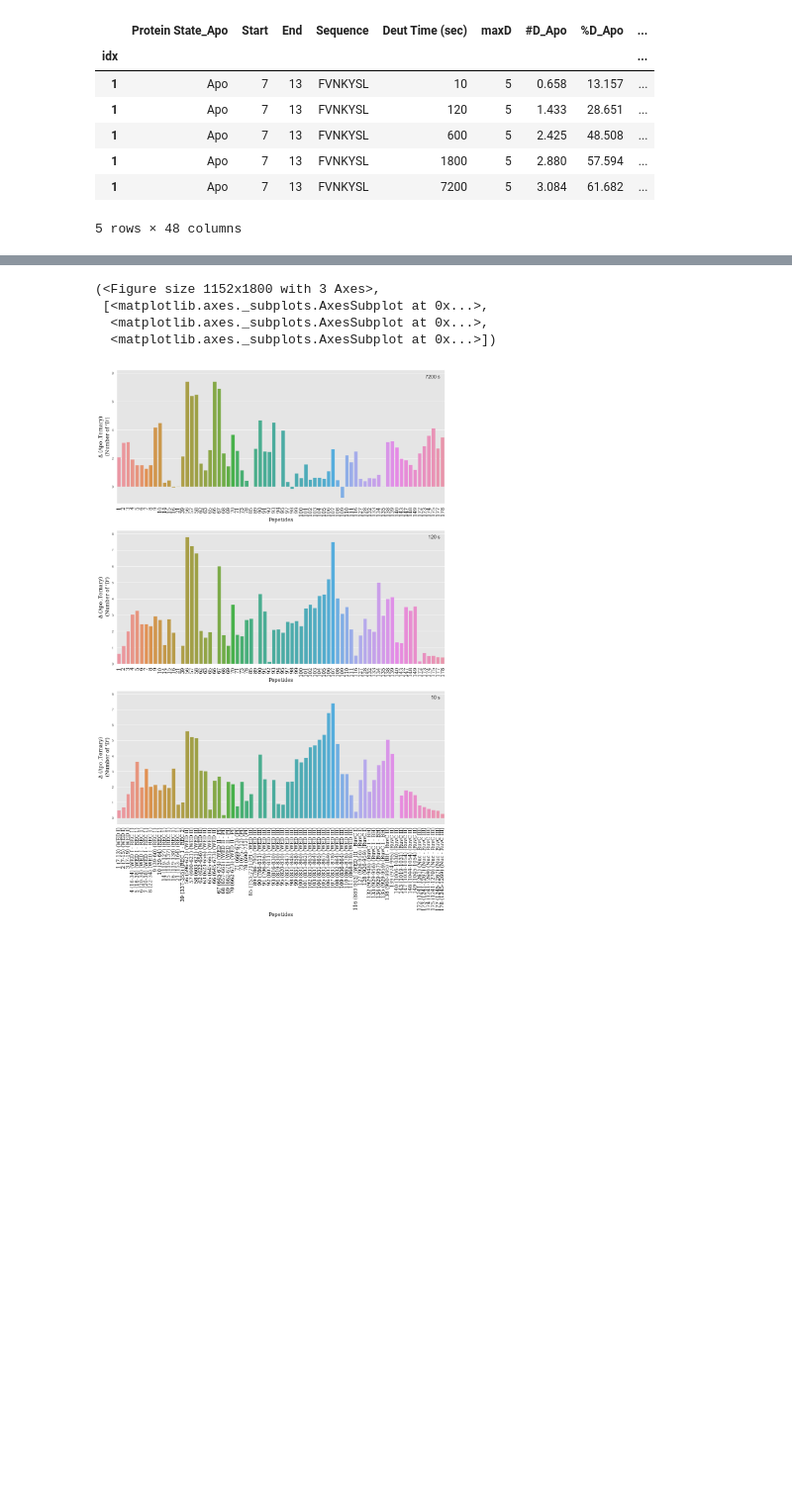
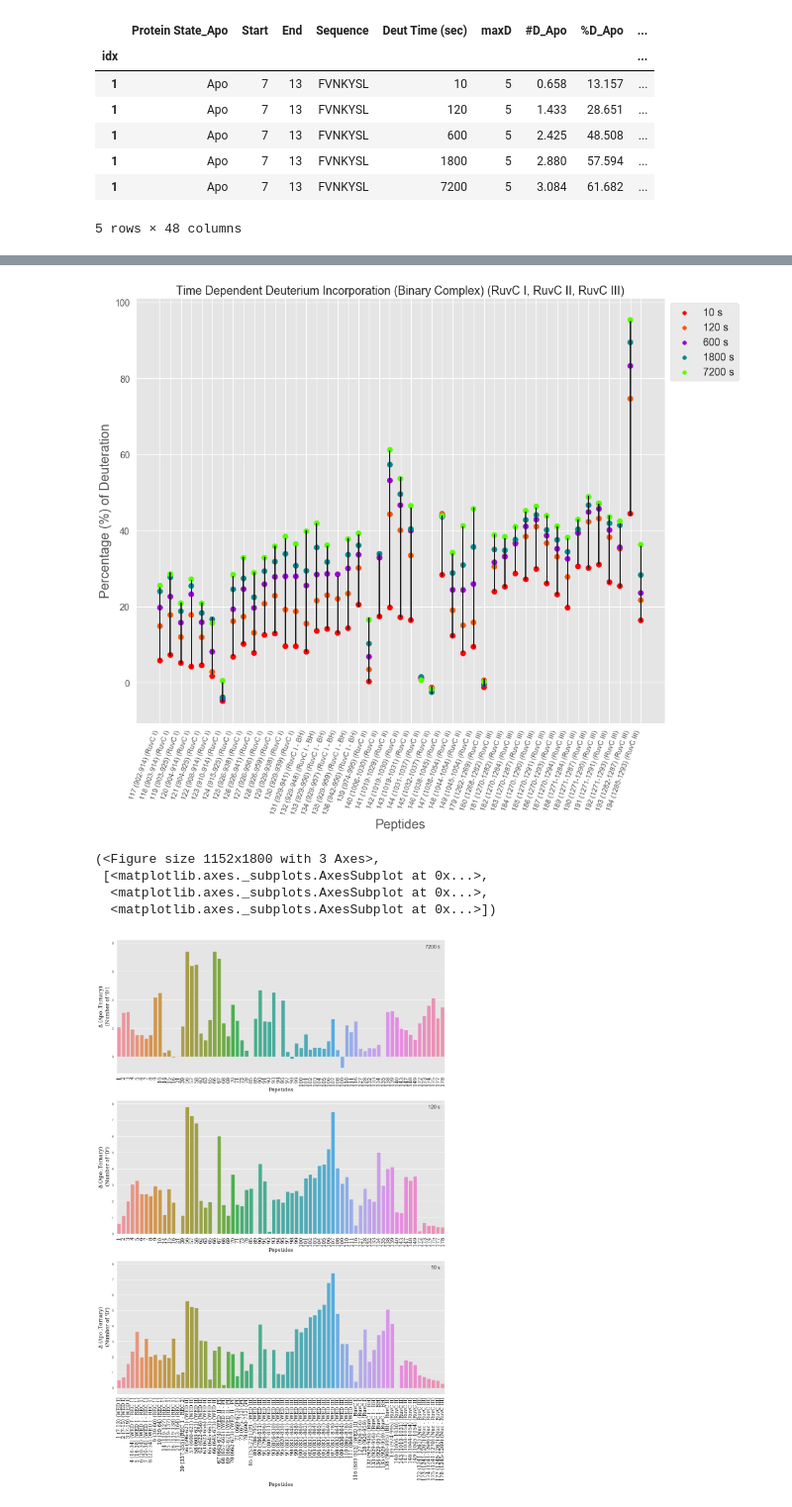
Before and after one commit to zahid1202/Mass-Spec-Data-Plotting, a Jupyter notebook: HDX_CRISPR_Cas12a_plot.ipynb, the cells around one changed output, grey strips where cells are left out. Shown at 99% size. Drawn from its saved outputs; the diff is of its cells as text; code cells hidden in the pictures; blank space fills up the shorter version.

```diff
--- a/HDX_CRISPR_Cas12a_plot.ipynb
+++ b/HDX_CRISPR_Cas12a_plot.ipynb
@@ -1116,0 +1029,93 @@ plt.tight_layout()
+# %%
+
+def bubble_plot(df, domains, state,
+                figsize =(14,12), plot_style = 'ggplot',
+                name = None, pdf= False, tiff= False):
+
+    plt.style.use(plot_style)
+    fig, ax = plt.subplots(figsize = figsize)
+
+    # Selecting the states in the dataframe
+    state = "%D_" + state
+    state_conf = "Confidence_" + state
+
+
+    domidx= []
+    for dmn in domains:
+        da = df.loc[df['domains_start']== dmn].index
+        domidx.append(da)
+
+    unique_indxs=[]
+    for i in domidx:
+        for j in i:
+            unique_indxs.append(j)
+    unique_indxs = sorted(list(set(unique_indxs)))
+
+    # Making a list of tuple containing x, the minimum and the maximum %D for the peptides in the unique_idxs
+
+    tup_xminmax =[]
+    for x, idx in zip(range(0,len(unique_indxs)),unique_indxs):
+        tup_xminmax.append((x,df.loc[idx][state].min().round(),df.loc[idx][state].max().round()))
+
+    df = df.loc[unique_indxs]
+
+    #cf = pl.cal_diff()
+    df.replace({"%D_Apo": {-6630.84: np.nan}}, inplace =True)
+
+    # Adding vertical lines connecting each timepoint for a peptide
+    for x, ymin, ymax in tup_xminmax:
+        ax.vlines(x,ymin,ymax, linewidth =2)
+
+    # Scatter Plot
+    ax.scatter(df.idxdmn,
+                df[state],
+                s=70,
+                c= df['Deut Time (sec)'].astype(float),
+                cmap= "prism", label = None)
+
+
+
+
+    plt.xticks(range(len(df.idxdmn.unique())), df.idxdmn.unique(),rotation = 70, ha="right")
+    plt.yticks(size=14)
+    ax.set_xlabel("Peptides", size=20)
+    ax.set_ylabel("Percentage (%) of Deuteration", size=20)
+    plt.title("Percentage of D incorporation", size =20)
+
+
+
+    from matplotlib.colors import Normalize
+
+    labels= df['Deut Time (sec)'].unique();
+    # Extracting the color map to create a label
+    cmap = plt.get_cmap("prism")
+    # Creating an object instance for Normalizing the timepoints
+    norm = Normalize(vmin = labels.min(), vmax=labels.max())
+    # Performing Normalization
+    norm_label = norm(labels)
+    # Now finidng the rgbs for the colors used in the plot
+    rgbs = cmap(norm_label)
+    #Crating emply plots for the labels and the associated colors
+    for cr, lb in zip(rgbs, labels):
+        ax.scatter([], [], c= cr, label = str(lb) + " s" )
+
+    plt.legend(loc='best',fontsize=16,fancybox=True, bbox_to_anchor=(1,1))
+
+    title = ", ".join(st for st in domains)
+    title ="Time Dependent Deuterium Incorporation" +" (" + state[3:] + " Complex"+ ")" +" (" + title +")"
+    plt.title(title, size =18)
+
+    plt.legend(loc='best',fontsize=16,fancybox=True, bbox_to_anchor=(1,1))
+    plt.tight_layout()
+
+    if pdf:
+
+        plt.savefig(title + ".pdf", dpi=500, bbox_inches='tight')
+
+    if tiff:
+        plt.savefig(title + ".tif", dpi=500, bbox_inches='tight')
+    plt.tight_layout()
+
+bubble_plot(cf, domains =["RuvC I", "RuvC II", "RuvC III"], state ="Binary",
+                figsize =(14,12), plot_style = 'ggplot', pdf= False, tiff= True)
+# %% [output]
@@ -1117,3 +1127,4 @@ plt.tight_layout()
+[figure, added]
 # %%
 pl = plots()
 # %%
```
Also changed, not shown: parts of 20 cells of this notebook.
